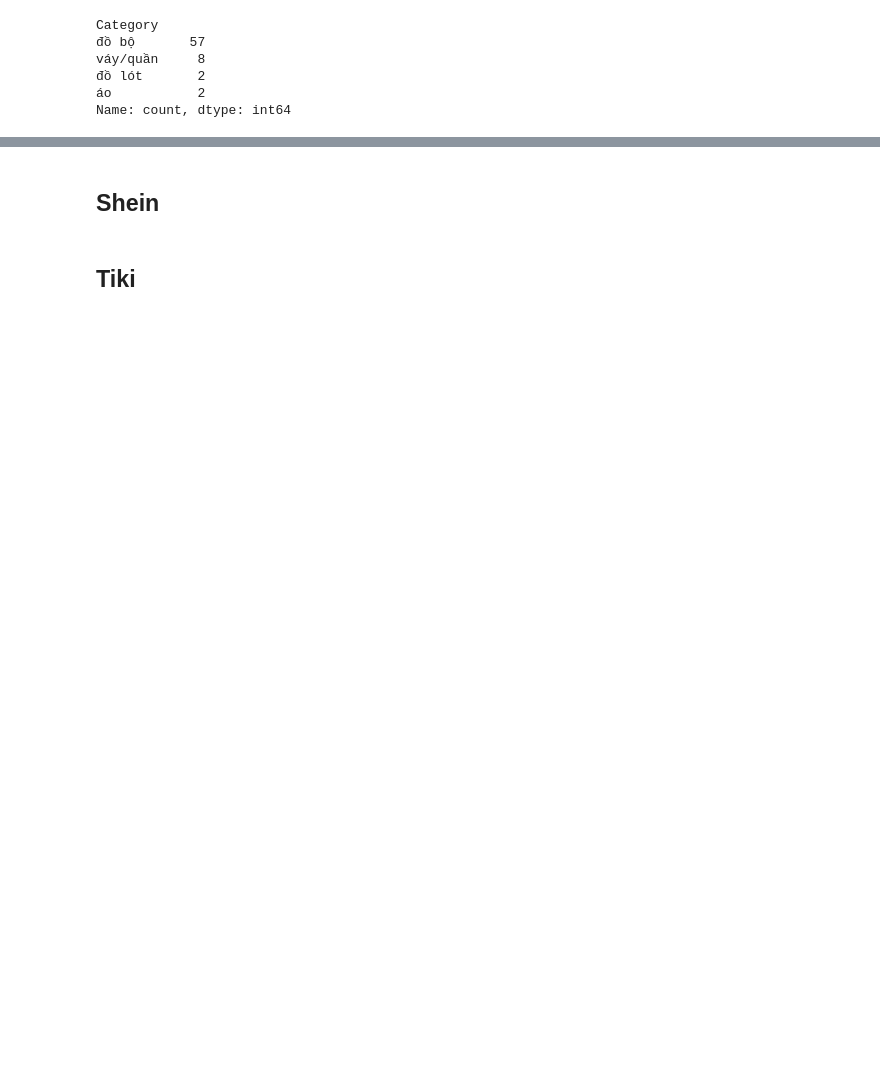
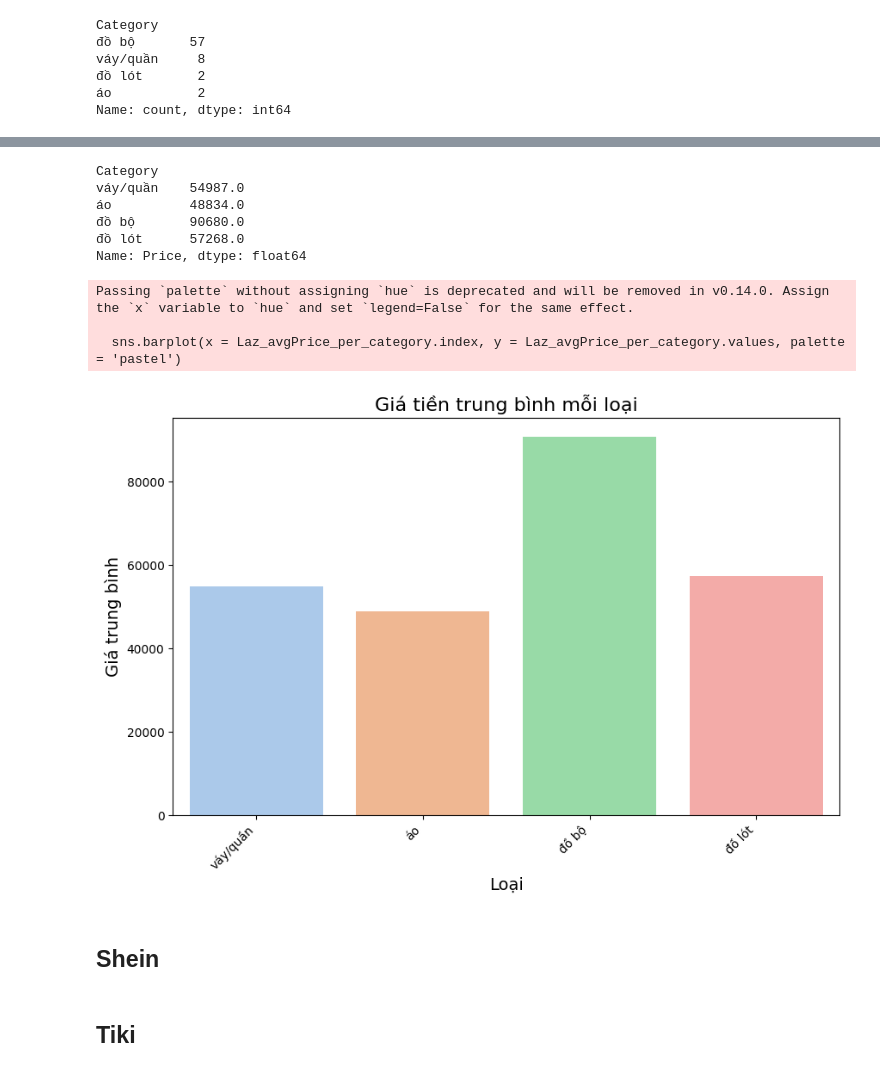
Before and after one commit to tathithienthanh/WomenFashionProductRecommendationSystem, a Jupyter notebook: Untitled.ipynb, the cells around one changed output, grey strips where cells are left out. Cells and saved outputs as stored; diff of their text form; code cells hidden in the pictures; blank space fills up the shorter version.

Commit message:
Pre-processing and analysis Laz, Tiki df
Overview the product DataFrame
Visualize the distribution of Price each Category
Visualize the average price for each Category

```diff
--- a/Untitled.ipynb
+++ b/Untitled.ipynb
@@ -559,6 +638,30 @@ Passing `palette` without assigning `hue` is deprecated and will be removed in v
 [figure]
 # %%
 df_Laz_product.to_csv('lazada_products_.csv', index=False)
+# %%
+Laz_avgPrice_per_category = df_Laz_product.groupby('Category')['Price'].mean().round()
+# %%
+print(Laz_avgPrice_per_category)
+# %% [output]
+Category
+váy/quần    54987.0
+áo          48834.0
+đồ bộ       90680.0
+đồ lót      57268.0
+Name: Price, dtype: float64
+# %%
+plt.figure(figsize = (10, 6))
+sns.barplot(x = Laz_avgPrice_per_category.index, y = Laz_avgPrice_per_category.values, palette = 'pastel')
+plt.title('Giá tiền trung bình mỗi loại', fontsize = 16)
+plt.xlabel('Loại', fontsize = 14)
+plt.ylabel('Giá trung bình', fontsize = 14)
+plt.xticks(rotation = 45, ha = 'right')
+plt.show()
+# %% [output]
+Passing `palette` without assigning `hue` is deprecated and will be removed in v0.14.0. Assign the `x` variable to `hue` and set `legend=False` for the same effect.
+
+  sns.barplot(x = Laz_avgPrice_per_category.index, y = Laz_avgPrice_per_category.values, palette = 'pastel')
+[figure, added]
 # %% [markdown]
 ## Shein
 # %% [markdown]
```
Also changed, not shown: parts of 28 cells of this notebook.
